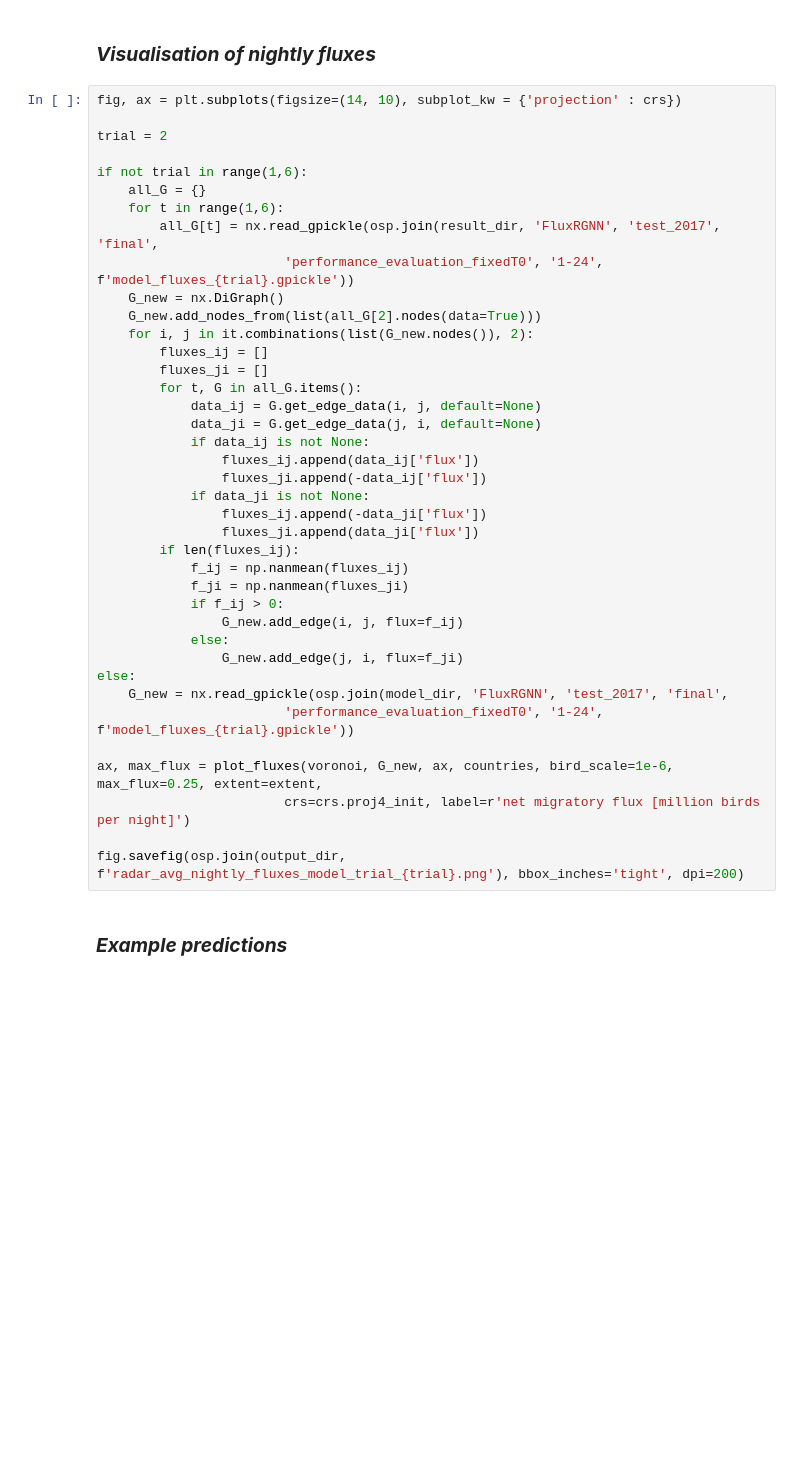
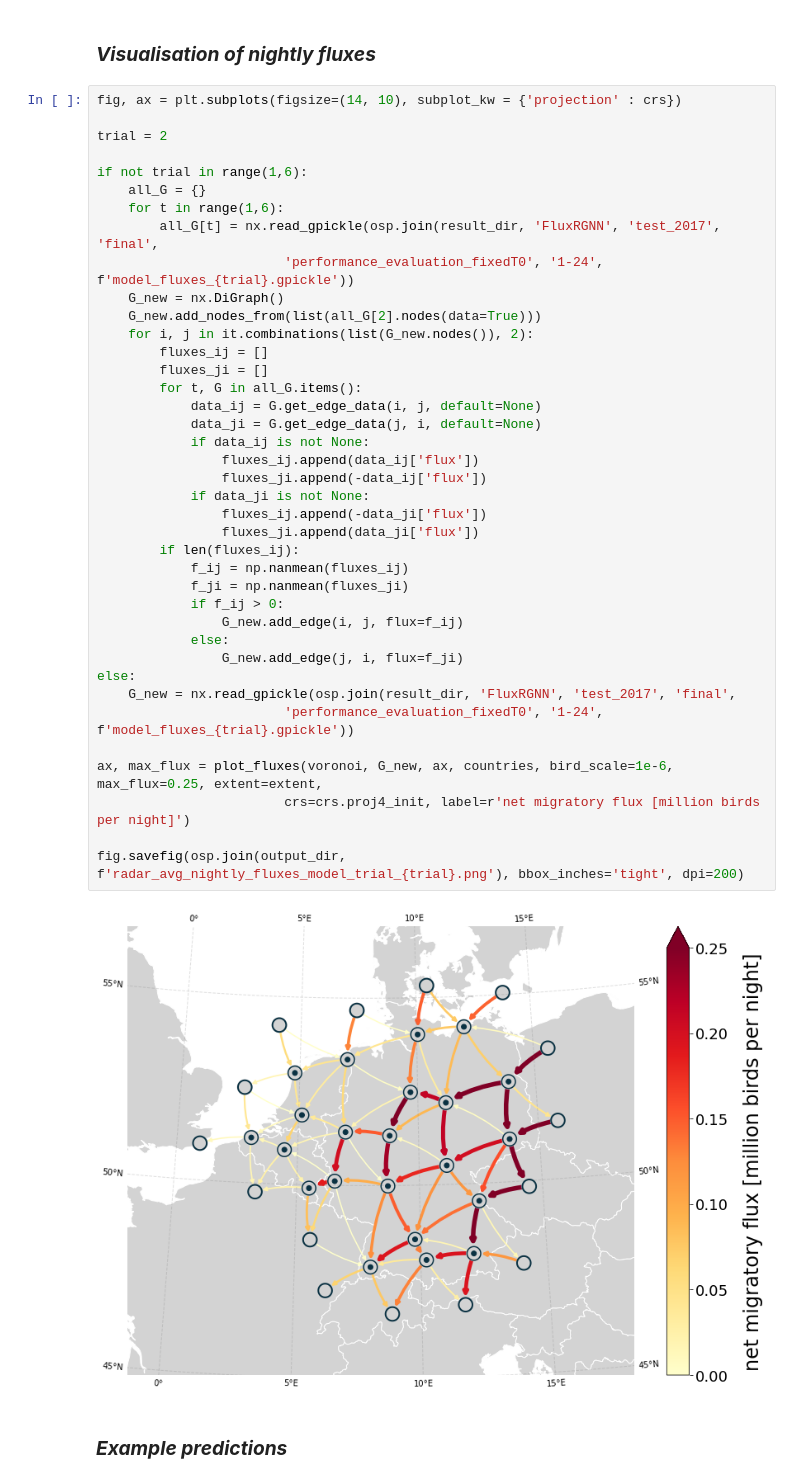
Before and after one commit to FionaLippert/FluxRGNN, a Jupyter notebook: notebooks/radar_case_study.ipynb, the cells around one changed output. Saved outputs shown, nothing was run; the diff lists cells and outputs as text; blank space fills up the shorter version.

```diff
--- a/notebooks/radar_case_study.ipynb
+++ b/notebooks/radar_case_study.ipynb
@@ -303,34 +303,36 @@ if not trial in range(1,6):
         all_G[t] = nx.read_gpickle(osp.join(result_dir, 'FluxRGNN', 'test_2017', 'final',
                         'performance_evaluation_fixedT0', '1-24', f'model_fluxes_{trial}.gpickle'))
     G_new = nx.DiGraph()
     G_new.add_nodes_from(list(all_G[2].nodes(data=True)))
     for i, j in it.combinations(list(G_new.nodes()), 2):
         fluxes_ij = []
         fluxes_ji = []
         for t, G in all_G.items():
             data_ij = G.get_edge_data(i, j, default=None)
             data_ji = G.get_edge_data(j, i, default=None)
             if data_ij is not None:
                 fluxes_ij.append(data_ij['flux'])
                 fluxes_ji.append(-data_ij['flux'])
             if data_ji is not None:
                 fluxes_ij.append(-data_ji['flux'])
                 fluxes_ji.append(data_ji['flux'])
         if len(fluxes_ij):
             f_ij = np.nanmean(fluxes_ij)
             f_ji = np.nanmean(fluxes_ji)
             if f_ij > 0:
                 G_new.add_edge(i, j, flux=f_ij)
             else:
                 G_new.add_edge(j, i, flux=f_ji)
 else:
-    G_new = nx.read_gpickle(osp.join(model_dir, 'FluxRGNN', 'test_2017', 'final',
+    G_new = nx.read_gpickle(osp.join(result_dir, 'FluxRGNN', 'test_2017', 'final',
                         'performance_evaluation_fixedT0', '1-24', f'model_fluxes_{trial}.gpickle'))
 
 ax, max_flux = plot_fluxes(voronoi, G_new, ax, countries, bird_scale=1e-6, max_flux=0.25, extent=extent,
                         crs=crs.proj4_init, label=r'net migratory flux [million birds per night]')
 
 fig.savefig(osp.join(output_dir, f'radar_avg_nightly_fluxes_model_trial_{trial}.png'), bbox_inches='tight', dpi=200)
+# %% [output]
+[figure, added]
 # %% [markdown]
 ### ***Example predictions***
 # %%
```
Also changed, not shown: parts of 5 cells of this notebook, 3 other files.
